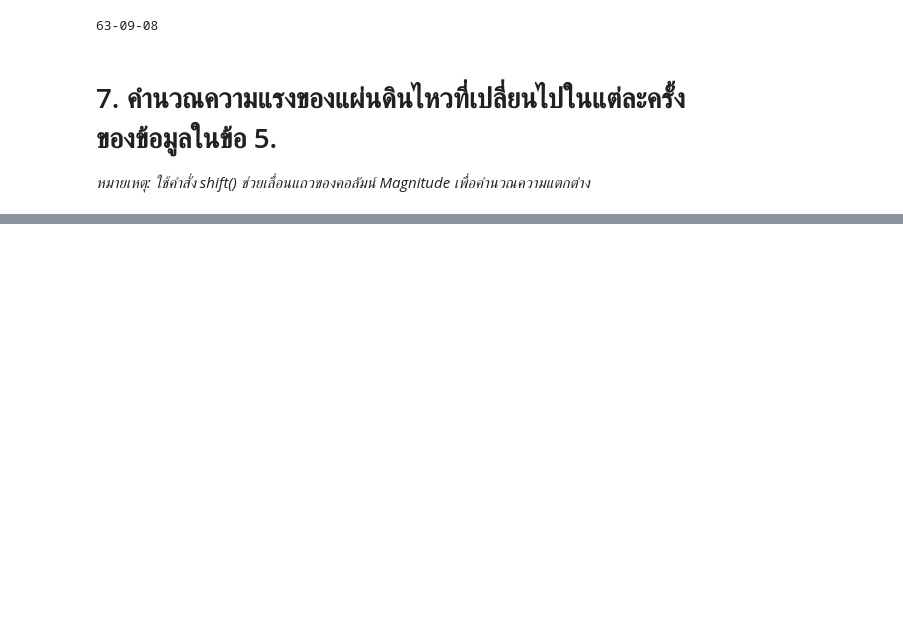
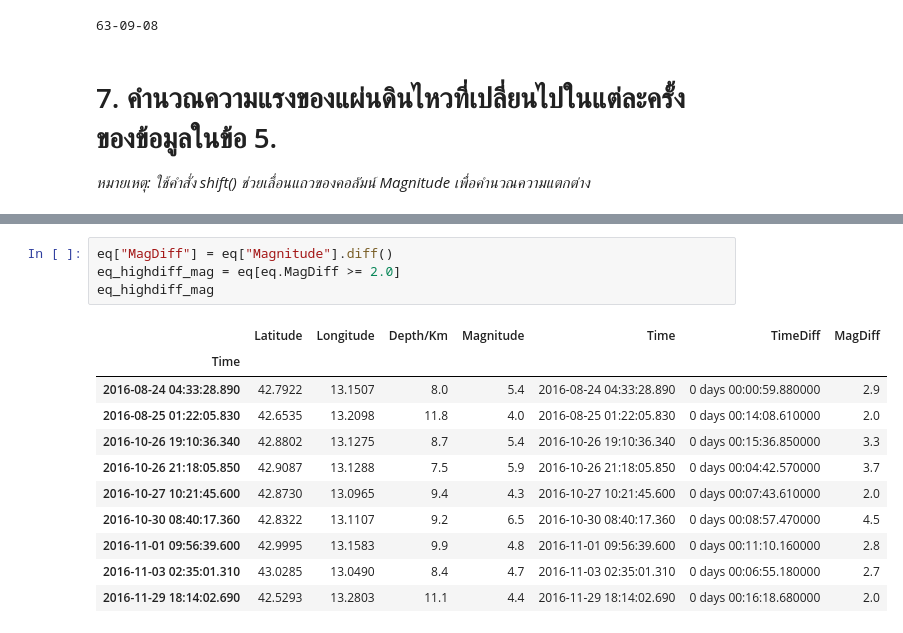
Before and after one commit to ThanapatrP/uni-2-2-data-assignment, a Jupyter notebook: a3/a3.ipynb, the cells around one changed output, grey strips where cells are left out. Drawn from its saved outputs; the diff is of its cells as text; blank space fills up the shorter version.

```diff
--- a/a3/a3.ipynb
+++ b/a3/a3.ipynb
@@ -90,0 +159,16 @@ print("{:d}-{:02d}-{:02d}".format(diff.components.days, diff.components.hours, d
+# %%
+eq["MagDiff"] = eq["Magnitude"].diff()
+eq_highdiff_mag = eq[eq.MagDiff >= 2.0]
+eq_highdiff_mag
+# %% [output]
+|  | Latitude | Longitude | Depth/Km | Magnitude | Time | TimeDiff | MagDiff |
+| Time |  |  |  |  |  |  |  |
+| 2016-08-24 04:33:28.890 | 42.7922 | 13.1507 | 8.0 | 5.4 | 2016-08-24 04:33:28.890 | 0 days 00:00:59.880000 | 2.9 |
+| 2016-08-25 01:22:05.830 | 42.6535 | 13.2098 | 11.8 | 4.0 | 2016-08-25 01:22:05.830 | 0 days 00:14:08.610000 | 2.0 |
+| 2016-10-26 19:10:36.340 | 42.8802 | 13.1275 | 8.7 | 5.4 | 2016-10-26 19:10:36.340 | 0 days 00:15:36.850000 | 3.3 |
+| 2016-10-26 21:18:05.850 | 42.9087 | 13.1288 | 7.5 | 5.9 | 2016-10-26 21:18:05.850 | 0 days 00:04:42.570000 | 3.7 |
+| 2016-10-27 10:21:45.600 | 42.8730 | 13.0965 | 9.4 | 4.3 | 2016-10-27 10:21:45.600 | 0 days 00:07:43.610000 | 2.0 |
+| 2016-10-30 08:40:17.360 | 42.8322 | 13.1107 | 9.2 | 6.5 | 2016-10-30 08:40:17.360 | 0 days 00:08:57.470000 | 4.5 |
+| 2016-11-01 09:56:39.600 | 42.9995 | 13.1583 | 9.9 | 4.8 | 2016-11-01 09:56:39.600 | 0 days 00:11:10.160000 | 2.8 |
+| 2016-11-03 02:35:01.310 | 43.0285 | 13.0490 | 8.4 | 4.7 | 2016-11-03 02:35:01.310 | 0 days 00:06:55.180000 | 2.7 |
+| 2016-11-29 18:14:02.690 | 42.5293 | 13.2803 | 11.1 | 4.4 | 2016-11-29 18:14:02.690 | 0 days 00:16:18.680000 | 2.0 |
```
Also changed, not shown: parts of 18 cells of this notebook.
